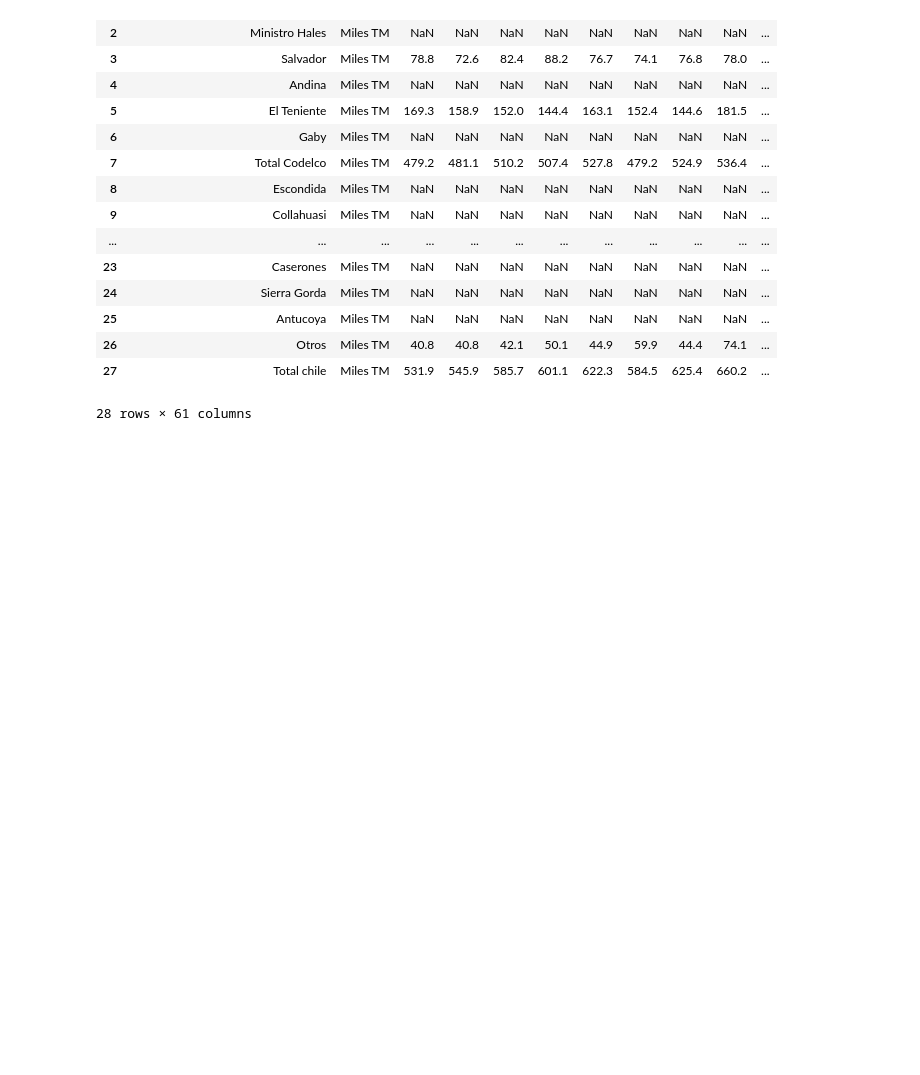
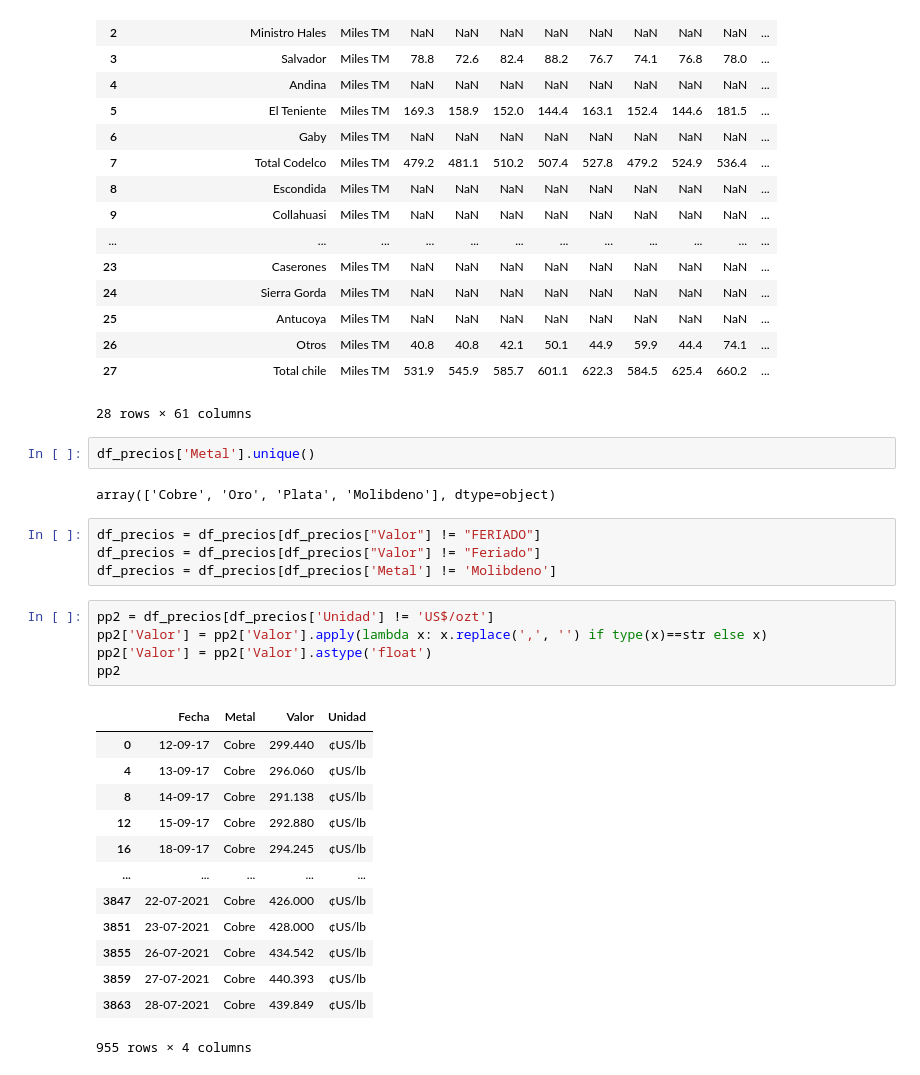
Before and after one commit to ThareauB/Proyecto-libertadores, a Jupyter notebook: mineria.ipynb, the cells around one changed output. Drawn from its saved outputs; the diff is of its cells as text; blank space fills up the shorter version.

```diff
--- a/mineria.ipynb
+++ b/mineria.ipynb
@@ -43,3 +41,30 @@ df_produccion
 | 26 | Otros | Miles TM | 40.8 | 40.8 | 42.1 | 50.1 | 44.9 | 59.9 | 44.4 | 74.1 | ... |
 | 27 | Total chile | Miles TM | 531.9 | 545.9 | 585.7 | 601.1 | 622.3 | 584.5 | 625.4 | 660.2 | ... |
 28 rows × 61 columns
+# %%
+df_precios['Metal'].unique()
+# %% [output]
+array(['Cobre', 'Oro', 'Plata', 'Molibdeno'], dtype=object)
+# %%
+df_precios = df_precios[df_precios["Valor"] != "FERIADO"]
+df_precios = df_precios[df_precios["Valor"] != "Feriado"]
+df_precios = df_precios[df_precios['Metal'] != 'Molibdeno']
+# %%
+pp2 = df_precios[df_precios['Unidad'] != 'US$/ozt']
+pp2['Valor'] = pp2['Valor'].apply(lambda x: x.replace(',', '') if type(x)==str else x)
+pp2['Valor'] = pp2['Valor'].astype('float')
+pp2
+# %% [output]
+|  | Fecha | Metal | Valor | Unidad |
+| 0 | 12-09-17 | Cobre | 299.440 | ¢US/lb |
+| 4 | 13-09-17 | Cobre | 296.060 | ¢US/lb |
+| 8 | 14-09-17 | Cobre | 291.138 | ¢US/lb |
+| 12 | 15-09-17 | Cobre | 292.880 | ¢US/lb |
+| 16 | 18-09-17 | Cobre | 294.245 | ¢US/lb |
+| ... | ... | ... | ... | ... |
+| 3847 | 22-07-2021 | Cobre | 426.000 | ¢US/lb |
+| 3851 | 23-07-2021 | Cobre | 428.000 | ¢US/lb |
+| 3855 | 26-07-2021 | Cobre | 434.542 | ¢US/lb |
+| 3859 | 27-07-2021 | Cobre | 440.393 | ¢US/lb |
+| 3863 | 28-07-2021 | Cobre | 439.849 | ¢US/lb |
+955 rows × 4 columns
```
Also changed, not shown: parts of 10 cells of this notebook.
